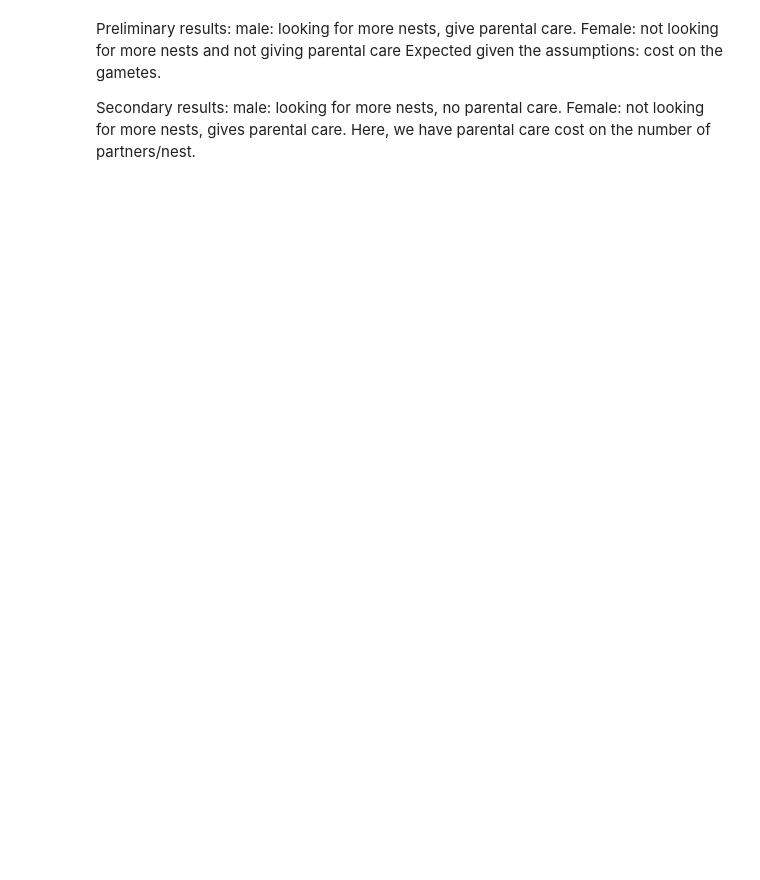
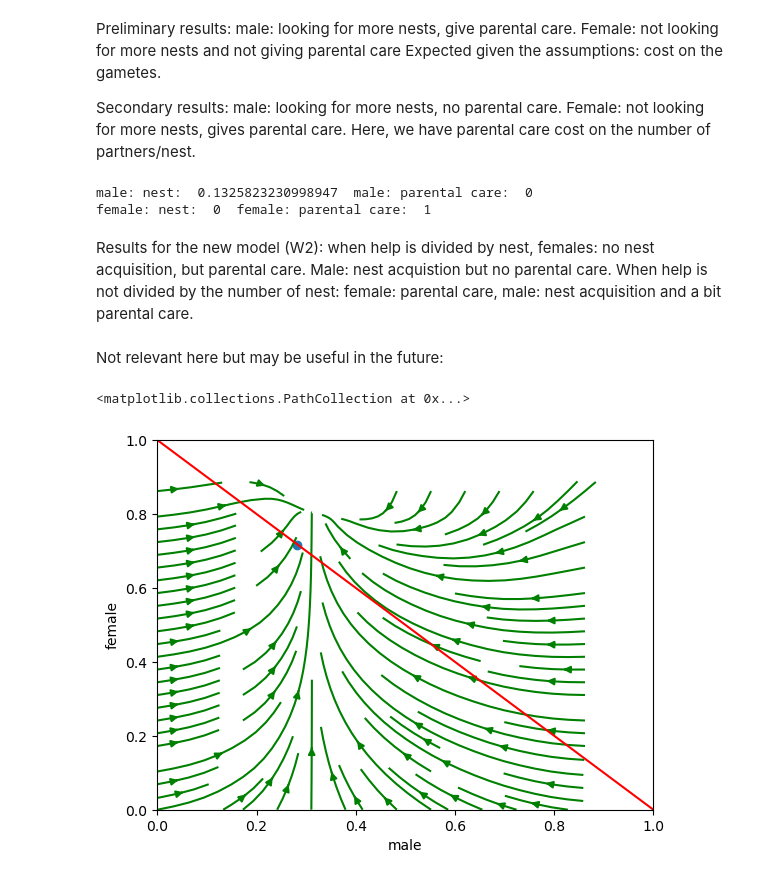
Before and after one commit to alan-flatres/sexual-selection, a Jupyter notebook: mate-parentalcare.ipynb, the cells around one changed output. Cells and saved outputs as stored; diff of their text form; code cells hidden in the pictures; blank space fills up the shorter version.

Commit message:
+new model with nest(pc,nest acquisition) + modif
modif: parental care divided by nest of the parent giving parental care and both parental care are added to the fitness (not just the focal parent)

```diff
--- a/mate-parentalcare.ipynb
+++ b/mate-parentalcare.ipynb
@@ -99,7 +96,7 @@ Model of coevolution of parental care and nest acquisition, we first assume the
 # %%
 def W(x,y,a,cpcx,cpcy,cpcmut,cmx,cmy,cmmut):
-    gametes = (1-cpcmut)*(1-cmmut)/nest(cmmut)+(nest(cmx)-1)*(1-cpcx)*(1-cmx)/nest(cmx)
-    return (1-cpcmut)*(1-cmmut)/gametes*f(x*gametes,y*(1-cpcy)*(1-cmy)/nest(cmy),a)*(1+cpcmut) #/nest(cmmut)
+    gametes = (1-cpcmut-cmmut)/nest(cmmut)+(nest(cmx)-1)*(1-cpcx-cmx)/nest(cmx)
+    return (1-cpcmut-cmmut)/gametes*f(x*gametes,y*(1-cpcy-cmy)/nest(cmy),a)*(1+cpcmut/nest(cmmut)+cpcy/nest(cmy)) #/nest(cmmut)
 # %%
 x = 1e4
 y = 1e2
@@ -138,7 +163,7 @@ In the next model, we assume the cost of parental care is paid by having less ne
 # %%
 def W1(x,y,a,cpcx,cpcy,cpcmut,cmx,cmy,cmmut):
     gametes = (1-cmmut)/nest(cmmut)+(mates(cmx)-1)*(1-cmx)/nest(cmx)
-    return (1-cmmut)/gametes*f(x*gametes,y*(1-cpcmut)*(1-cmy)/nest(cmy),a)*(1+cpcmut) #/nest(cmmut)
+    return (1-cmmut)/gametes*f(x*gametes,y*(1-cpcmut)*(1-cmy)/nest(cmy),a)*(1+cpcmut/nest(cmmut)+cpcy/nest(cmy)) #/nest(cmmut)
 # %%
 x = 1e4
 y = 1e2
@@ -186,0 +227,71 @@ Secondary results: male: looking for more nests, no parental care. Female: not l
+# %%
+x = 1e4
+y = 1e2
+a = 1e-2
+
+# Initialization
+cpcx = rd.uniform(0,1)
+cpcy = rd.uniform(0,1)
+cmx = rd.uniform(0,1)
+cmy = rd.uniform(0,1)
+
+
+h = 1e-3
+step = 1e-3
+T = 20000
+R = 10
+vr = np.zeros((2,R))
+for r in range(1,R):
+    for t in range(1,T):
+        cpcx += (W2(x,y,a,cpcx,cpcy,cpcx+h,cmx,cmy,cmx)-W2(x,y,a,cpcx,cpcy,cpcx,cmx,cmy,cmx))/W2(x,y,a,cpcx,cpcy,cpcx,cmx,cmy,cmx)
+        cpcy += (W2(y,x,a,cpcy,cpcx,cpcy+h,cmy,cmx,cmy)-W2(y,x,a,cpcy,cpcx,cpcy,cmy,cmx,cmy))/W2(y,x,a,cpcy,cpcx,cpcy,cmy,cmx,cmy)
+        cmy += (W2(y,x,a,cpcy,cpcx,cpcy,cmy,cmx,cmy+h)-W2(y,x,a,cpcy,cpcx,cpcy,cmy,cmx,cmy))/W2(y,x,a,cpcy,cpcx,cpcy,cmy,cmx,cmy)
+        cmx += (W2(x,y,a,cpcx,cpcy,cpcx,cmx,cmy,cmx+h)-W2(x,y,a,cpcx,cpcy,cpcx,cmx,cmy,cmx))/W2(x,y,a,cpcx,cpcy,cpcx,cmx,cmy,cmx)
+
+
+        if cpcx <0:
+            cpcx = 0
+        if cpcy <0:
+            cpcy = 0
+        if cmx <0:
+            cmx = 0
+        if cmy <0:
+            cmy = 0
+        if cpcx >1:
+            cpcx = 1
+        if cpcy >1:
+            cpcy = 1
+        if cmx >1:
+            cmx = 1
+        if cmy >1:
+            cmy = 1
+    vr[:,r] = cmx,cpcy
+#Printing results
+print('male: nest: ',cmx, ' male: parental care: ',cpcx)
+print('female: nest: ',cmy, ' female: parental care: ',cpcy)
+# %% [output]
+male: nest:  0.1325823230998947  male: parental care:  0
+female: nest:  0  female: parental care:  1
+# %% [markdown]
+Results for the new model (W2): when help is divided by nest, females: no nest acquisition, but parental care. Male: nest acquistion but no parental care.
+When help is not divided by the number of nest: female: parental care, male: nest acquisition and a bit parental care.
+# %% [markdown]
+Not relevant here but may be useful in the future:
+# %%
+
+cpcx = 0
+cmy = 0
+cmx, cpcy = np.meshgrid(np.linspace(0,1,N),np.linspace(0,1,N))
+
+cmxgraph = np.linspace(0,1,N)
+u = (W(x,y,a,cpcx,cpcy,cpcx,cmx,cmy,cmx+h)-W1(x,y,a,cpcx,cpcy,cpcx,cmx,cmy,cmx))/W1(x,y,a,cpcx,cpcy,cpcx,cmx,cmy,cmx)
+v = (W1(y,x,a,cpcy,cpcx,cpcy+h,cmy,cmx,cmy)-W1(y,x,a,cpcy,cpcx,cpcy,cmy,cmx,cmy))/W1(y,x,a,cpcy,cpcx,cpcy,cmy,cmx,cmy)
+
+plt.streamplot(cmx, cpcy, u, v, color='g')
+plt.xlabel('male')
+plt.ylabel('female')
+plt.plot(cmxgraph,1-cmxgraph,'red')
+plt.scatter(0.282,0.717)
+# %% [output]
+<matplotlib.collections.PathCollection at 0x...>
+[figure, added]
```
Also changed, not shown: parts of 6 cells of this notebook.
